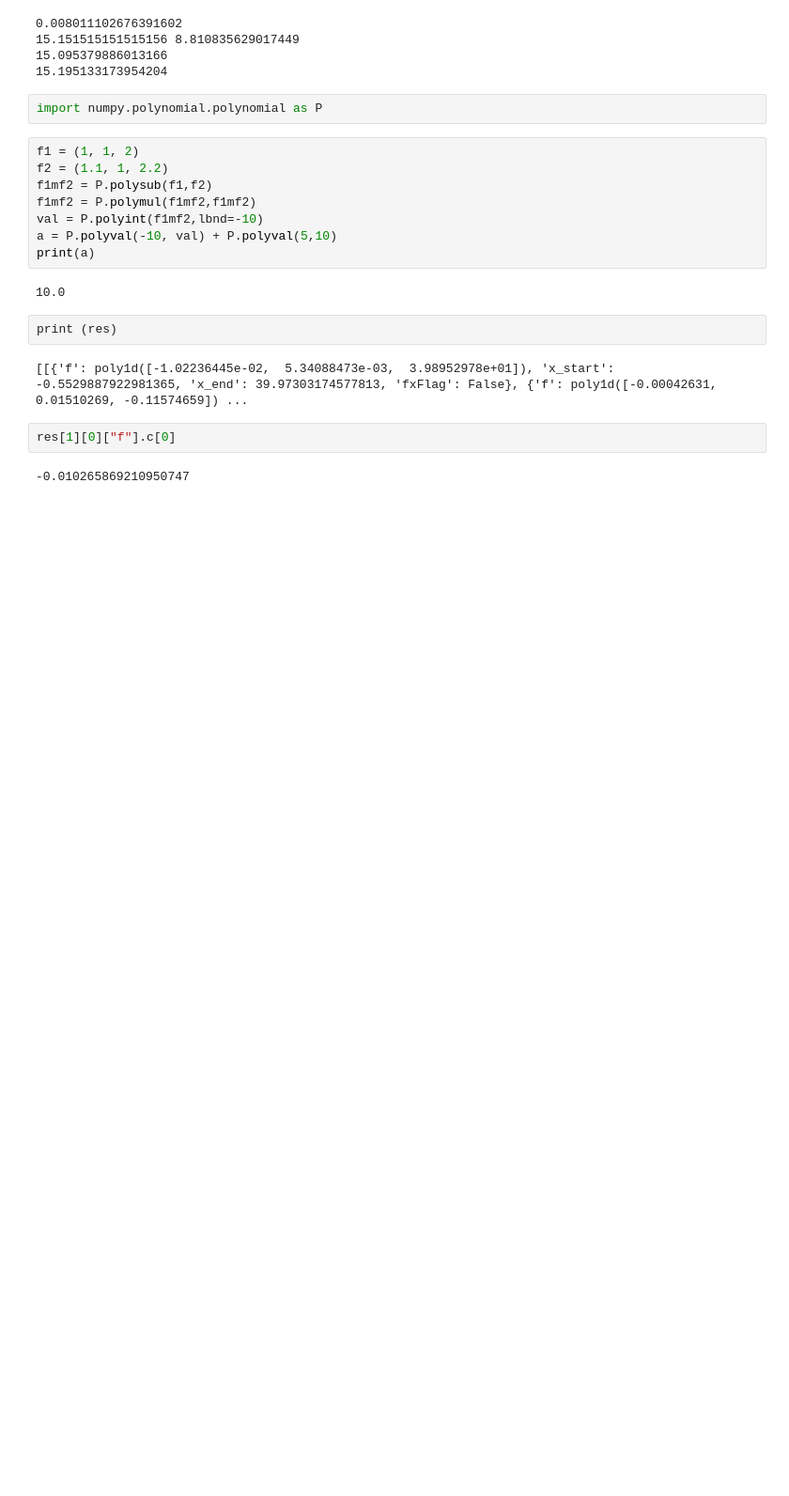
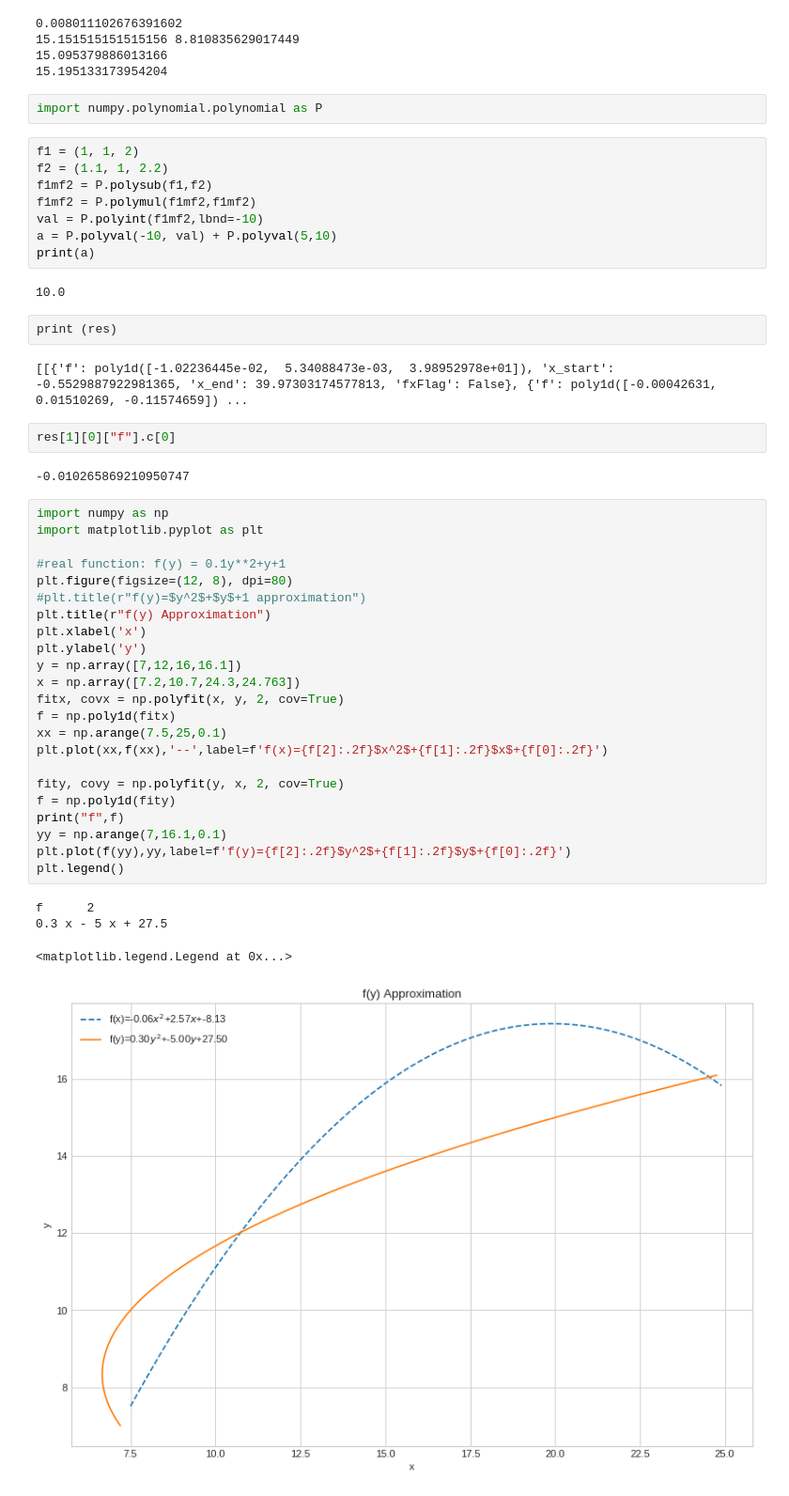
Before and after one commit to kfir1989/RadarLocalization, a Jupyter notebook: Paper.ipynb, the cells around one changed output. Shown: that part at 94% size. Saved outputs shown, nothing was run; the diff lists cells and outputs as text; blank space fills up the shorter version.

```diff
--- a/Paper.ipynb
+++ b/Paper.ipynb
@@ -324,7 +420,35 @@ print(a)
 print (res)
 # %% [output]
 [[{'f': poly1d([-1.02236445e-02,  5.34088473e-03,  3.98952978e+01]), 'x_start': -0.5529887922981365, 'x_end': 39.97303174577813, 'fxFlag': False}, {'f': poly1d([-0.00042631,  0.01510269, -0.11574659]) ...
-# %%
-res[1][0]["f"].c[0]
-# %% [output]
--0.010265869210950747
+# %%
+res[1][0]["f"].c[0]
+# %% [output]
+-0.010265869210950747
+# %%
+import numpy as np
+import matplotlib.pyplot as plt
+
+#real function: f(y) = 0.1y**2+y+1
+plt.figure(figsize=(12, 8), dpi=80)
+#plt.title(r"f(y)=$y^2$+$y$+1 approximation")
+plt.title(r"f(y) Approximation")
+plt.xlabel('x')
+plt.ylabel('y')
+y = np.array([7,12,16,16.1])
+x = np.array([7.2,10.7,24.3,24.763])
+fitx, covx = np.polyfit(x, y, 2, cov=True)
+f = np.poly1d(fitx)
+xx = np.arange(7.5,25,0.1)
+plt.plot(xx,f(xx),'--',label=f'f(x)={f[2]:.2f}$x^2$+{f[1]:.2f}$x$+{f[0]:.2f}')
+
+fity, covy = np.polyfit(y, x, 2, cov=True)
+f = np.poly1d(fity)
+print("f",f)
+yy = np.arange(7,16.1,0.1)
+plt.plot(f(yy),yy,label=f'f(y)={f[2]:.2f}$y^2$+{f[1]:.2f}$y$+{f[0]:.2f}')
+plt.legend()
+# %% [output]
+f      2
+0.3 x - 5 x + 27.5
+<matplotlib.legend.Legend at 0x...>
+[figure, added]
```
Also changed, not shown: parts of 8 cells of this notebook, 6 other files.
